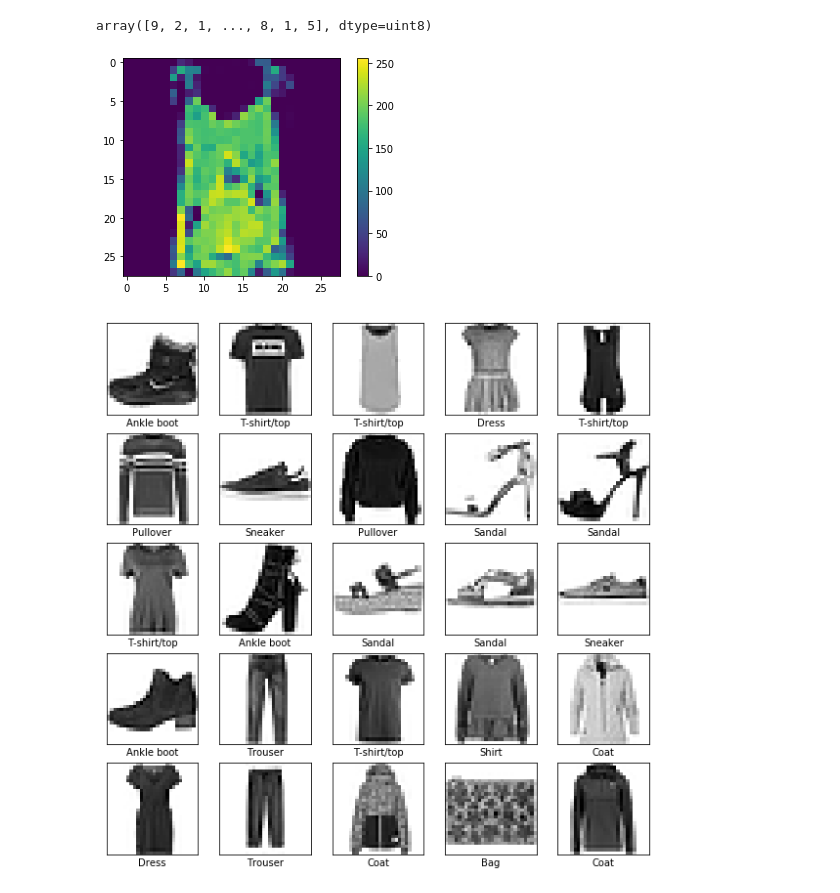
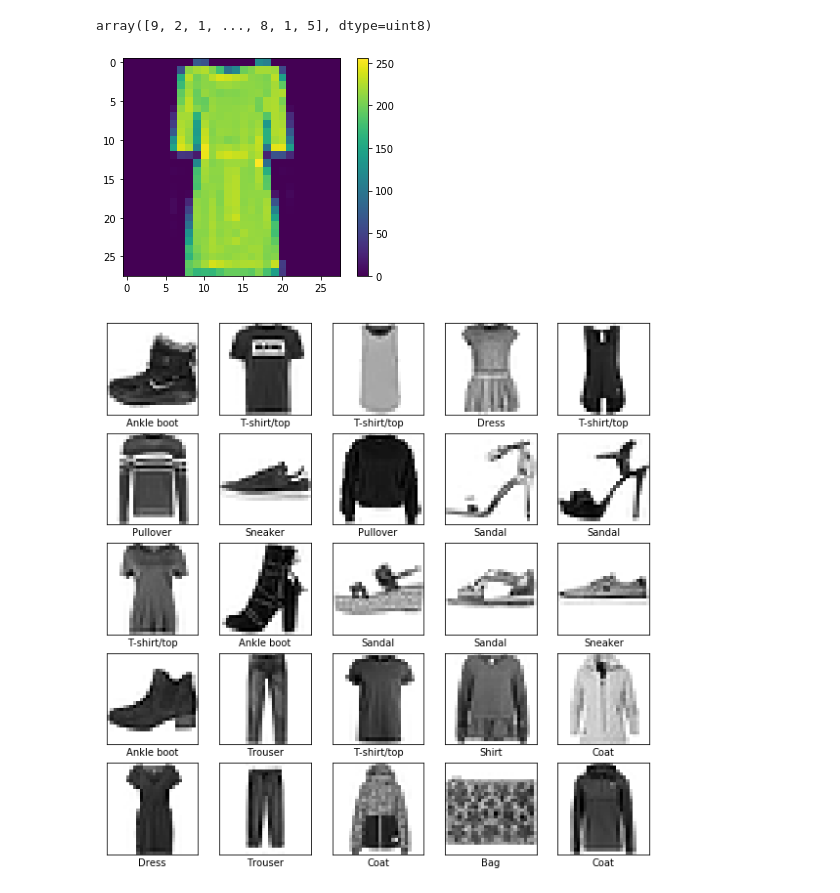
Before and after one commit to zulkernine/MachineLearning, a Jupyter notebook: Fashion_MNIST.ipynb, the cells around one changed output. Saved outputs shown, nothing was run; the diff lists cells and outputs as text; code cells hidden in the pictures.

```diff
--- a/Fashion_MNIST.ipynb
+++ b/Fashion_MNIST.ipynb
@@ -52,12 +63,12 @@ test_labels
 array([9, 2, 1, ..., 8, 1, 5], dtype=uint8)
 # %%
 plt.figure()
-plt.imshow(train_images[67])
+plt.imshow(train_images[47])
 plt.colorbar()
 plt.grid(False)
 plt.show()
 # %% [output]
-[figure, old version]
+[figure, new version]
 # %%
 train_images = train_images/255.0
 test_images = test_images/255.0
```
Also changed, not shown: parts of 16 cells of this notebook.
